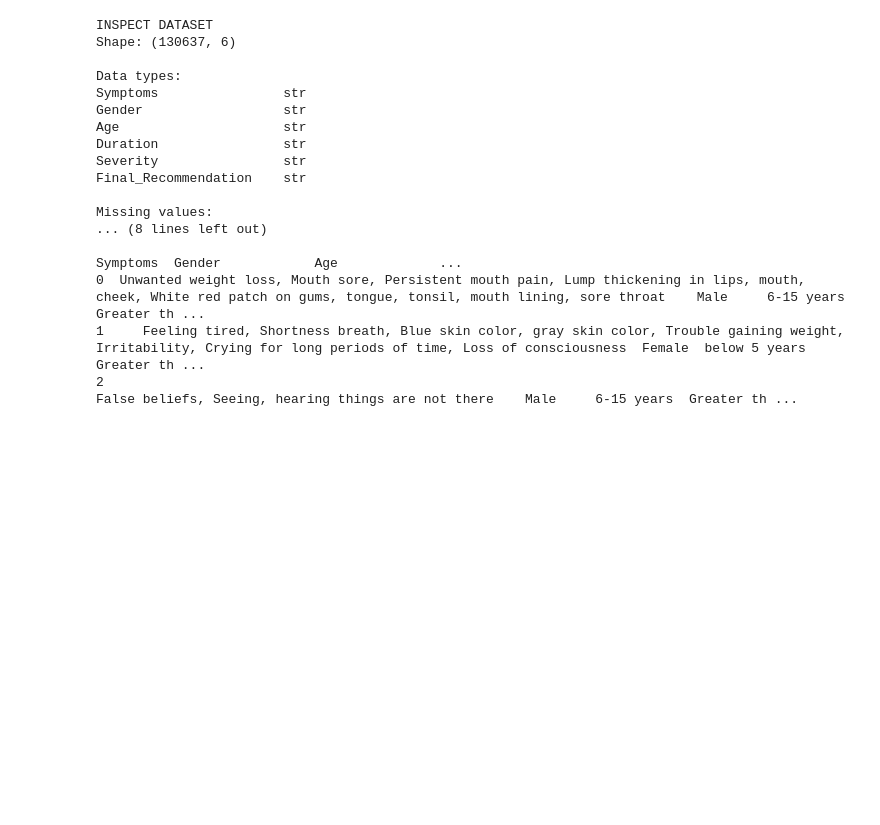
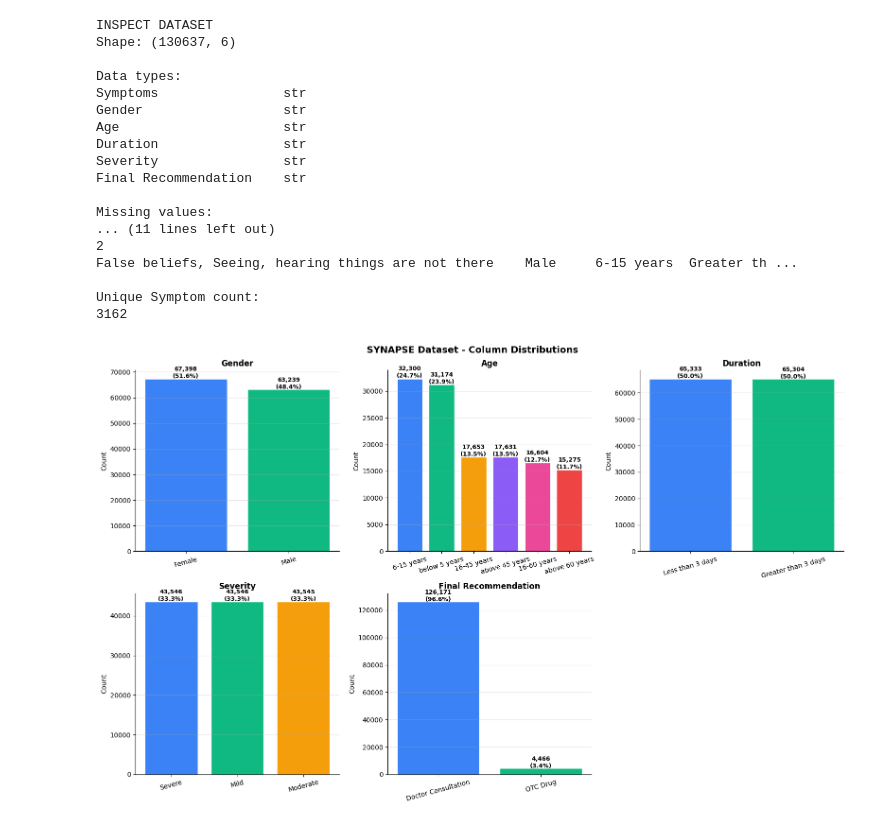
Before and after one commit to gayanvirajmadusanka/adaptive-clinical-assistant-saca, a Jupyter notebook: backend/notebooks/ml_preprocess.ipynb, the cells around one changed output. Saved outputs shown, nothing was run; the diff lists cells and outputs as text; code cells hidden in the pictures; blank space fills up the shorter version.

Commit message:
visualize dataset and do initial clean

```diff
--- a/backend/notebooks/ml_preprocess.ipynb
+++ b/backend/notebooks/ml_preprocess.ipynb
@@ -1,17 +4,17 @@
 # %%
-import pandas as pd
-
 # Load dataset
 df = pd.read_csv('../data/SYNAPSE.csv')
-df.columns = df.columns.str.strip().str.replace(' ', '_')
 
 # Inspect dataset
 print("INSPECT DATASET")
 print(f"Shape: {df.shape}")
 print(f"\nData types:\n{df.dtypes.to_string()}")
 print(f"\nMissing values:\n{df.isnull().sum().to_string()}")
-print(f"\nFirst 3 rows:")
+print("\nFirst 3 rows:")
 print(df.head(3).to_string())
+
+print("\nUnique Symptom count:")
+print(df['Symptoms'].nunique())
 # %% [output]
 INSPECT DATASET
 Shape: (130637, 6)
@@ -22,11 +25,52 @@ Gender                  str
 Age                     str
 Duration                str
 Severity                str
-Final_Recommendation    str
+Final Recommendation    str
 
 Missing values:
-... (8 lines left out)
-                                                                                                                                                             Symptoms  Gender            Age             ...
-0  Unwanted weight loss, Mouth sore, Persistent mouth pain, Lump thickening in lips, mouth, cheek, White red patch on gums, tongue, tonsil, mouth lining, sore throat    Male     6-15 years  Greater th ...
-1     Feeling tired, Shortness breath, Blue skin color, gray skin color, Trouble gaining weight, Irritability, Crying for long periods of time, Loss of consciousness  Female  below 5 years  Greater th ...
+... (11 lines left out)
 2                                                                                                                 False beliefs, Seeing, hearing things are not there    Male     6-15 years  Greater th ...
+
+Unique Symptom count:
+3162
+# %%
+# Visualize dataset columns
+
+cols_to_plot = ['Gender', 'Age', 'Duration', 'Severity', 'Final Recommendation']
+bar_colors = ['#3B82F6', '#10B981', '#F59E0B', '#8B5CF6', '#EC4899', '#EF4444', '#06B6D4']
+
+fig, axes = plt.subplots(2, 3, figsize=(16, 10))
+fig.suptitle('SYNAPSE Dataset - Column Distributions', fontsize=14, fontweight='bold')
+axes = axes.flatten()
+
+for i, col in enumerate(cols_to_plot):
+    ax = axes[i]
+    counts = df[col].value_counts()
+
+    colors = bar_colors[:len(counts)]
+    bars = ax.bar(counts.index, counts.values, color=colors, edgecolor='white')
+
+    # add count and percentage label on each bar
+    for bar, val in zip(bars, counts.values):
+        ax.text(
+            bar.get_x() + bar.get_width() / 2,
+            bar.get_height() + 200,
+            f'{val:,}\n({val/len(df)*100:.1f}%)',
+            ha='center', fontsize=9, fontweight='bold'
+        )
+
+    ax.set_title(col, fontweight='bold')
+    ax.set_ylabel('Count')
+    ax.tick_params(axis='x', rotation=15)
+    ax.grid(axis='y', alpha=0.3)
+    ax.spines['top'].set_visible(False)
+    ax.spines['right'].set_visible(False)
+
+# hide the 6th empty subplot
+axes[5].set_visible(False)
+
+plt.tight_layout()
+plt.savefig('../results/column_distributions.png', dpi=150, bbox_inches='tight')
+plt.show()
+# %% [output]
+[figure, added]
```
Also changed, not shown: parts of 3 cells of this notebook.
